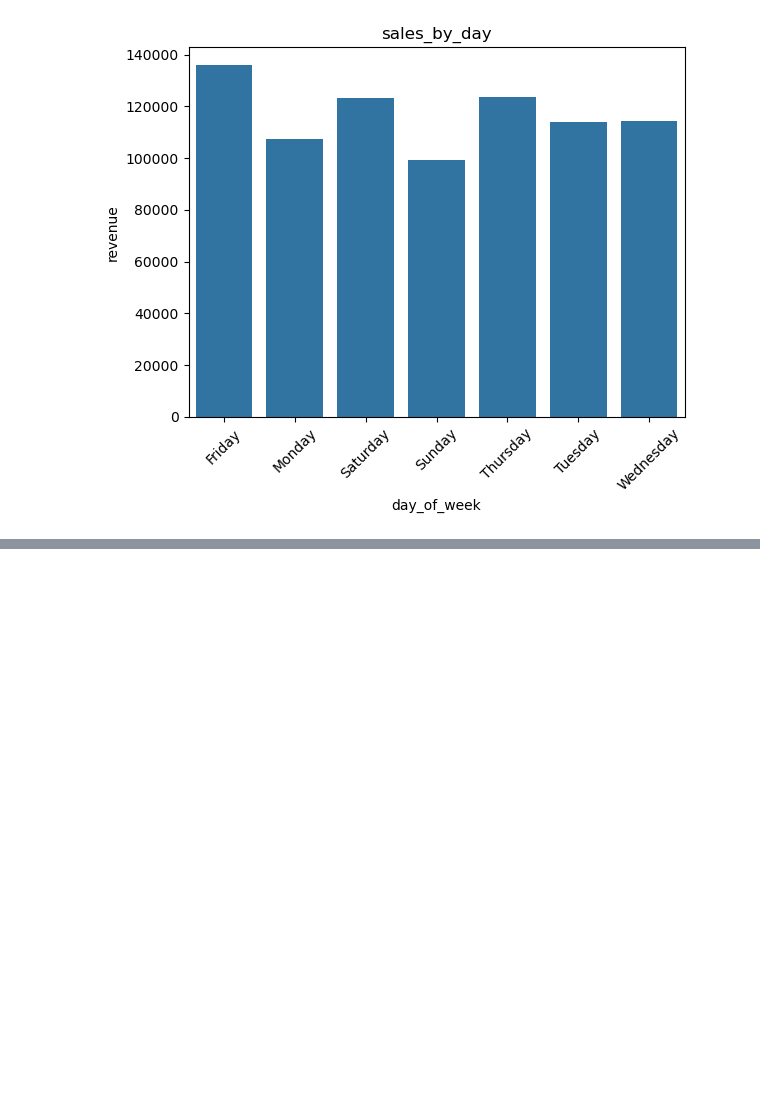
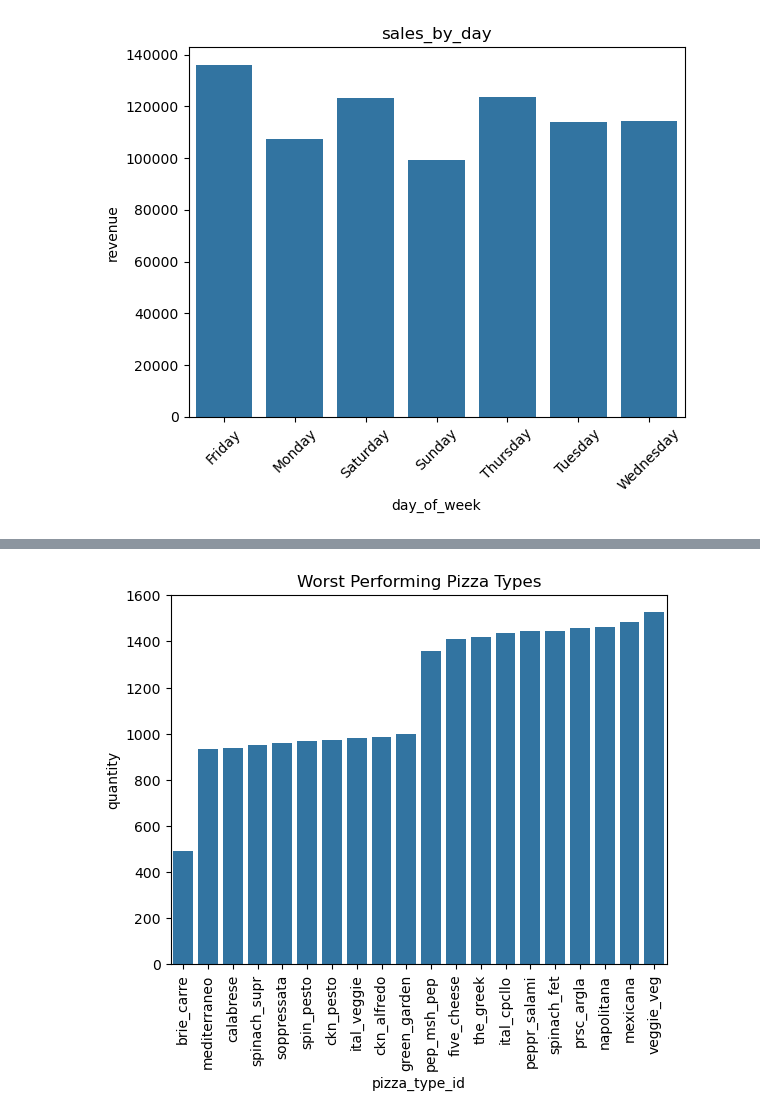
Before and after one commit to Ilumiles/Pizza_Place_Sales, a Jupyter notebook: Pizza_solution.ipynb, the cells around one changed output, grey strips where cells are left out. Saved outputs shown, nothing was run; the diff lists cells and outputs as text; code cells hidden in the pictures; blank space fills up the shorter version.

```diff
--- a/Pizza_solution.ipynb
+++ b/Pizza_solution.ipynb
@@ -333,0 +421,6 @@ plt.show()
+# %%
+#Find total sales per pizza type
+
+pizza_performance = (df.groupby("pizza_type_id")["quantity"].sum().sort_values(ascending=True))
+
+print(pizza_performance.head(20))
@@ -333,0 +469,13 @@ plt.show()
+# %%
+import seaborn as sns
+import matplotlib.pyplot as plt
+
+worst_pizzas = pizza_performance.head(20).reset_index()
+
+sns.barplot(data=worst_pizzas, y="quantity",  x="pizza_type_id")
+
+plt.title("Worst Performing Pizza Types")
+plt.xticks(rotation=90)
+plt.show()
+# %% [output]
+[figure, added]
```
Also changed, not shown: parts of 19 cells of this notebook.
